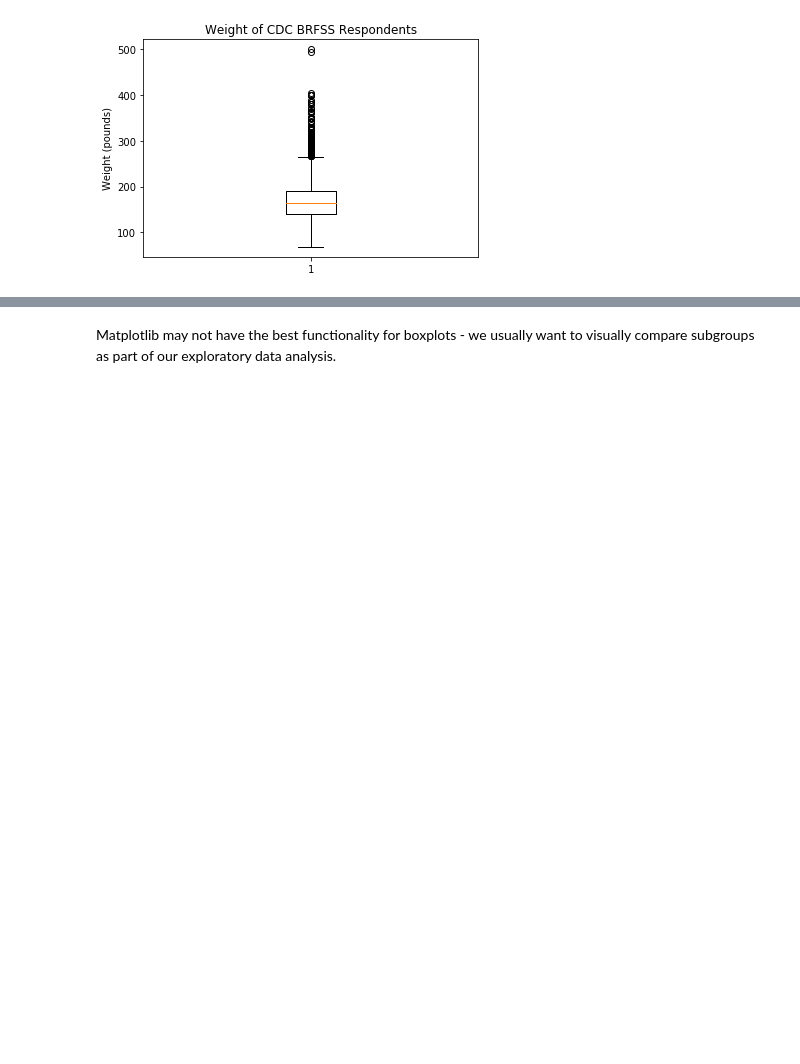
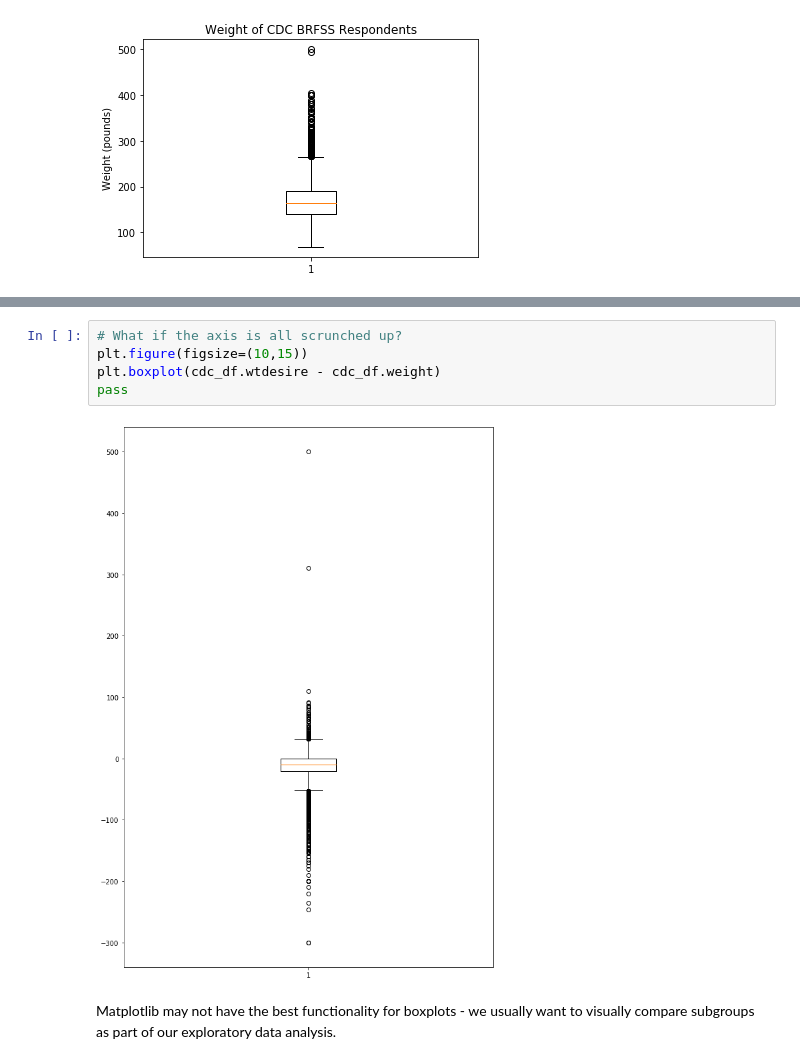
Before and after one commit to jonklus/STA130_F19Labs, a Jupyter notebook: STA130_Lab02/[KEY] STA 130 Lab 02 - Visualization.ipynb, the cells around one changed output, grey strips where cells are left out. Cells and saved outputs as stored; diff of their text form; blank space fills up the shorter version.

```diff
--- a/STA130_Lab02/[KEY] STA 130 Lab 02 - Visualization.ipynb
+++ b/STA130_Lab02/[KEY] STA 130 Lab 02 - Visualization.ipynb
@@ -69,3 +74,10 @@ pass
+# %%
+# What if the axis is all scrunched up?
+plt.figure(figsize=(10,15))
+plt.boxplot(cdc_df.wtdesire - cdc_df.weight)
+pass
+# %% [output]
+[figure, added]
 # %% [markdown]
 Matplotlib may not have the best functionality for boxplots - we usually want to visually compare subgroups as part of our exploratory data analysis.
 # %%
```
Also changed, not shown: parts of 1 cell of this notebook.
